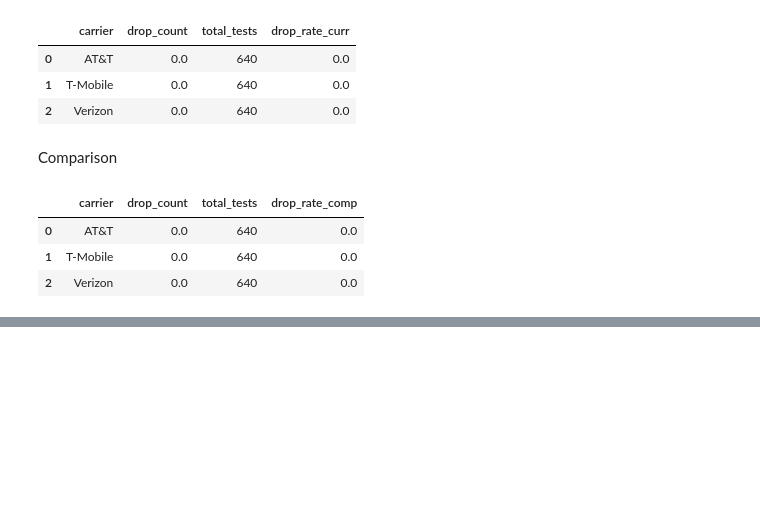
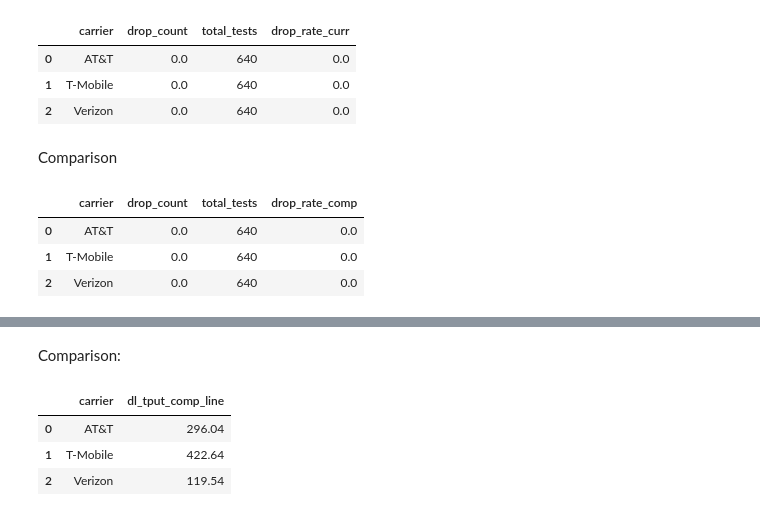
Before and after one commit to ookla-jennymassari/dq_reporting_test.py, a Jupyter notebook: dq_reporting_notebook.ipynb, the cells around one changed output, grey strips where cells are left out. Drawn from its saved outputs; the diff is of its cells as text; code cells hidden in the pictures; blank space fills up the shorter version.

```diff
--- a/dq_reporting_notebook.ipynb
+++ b/dq_reporting_notebook.ipynb
@@ -1166,0 +1268,18 @@ drop_all_comp.head()
+# %% [markdown]
+Comparison:
+# %%
+dl_tput_all_comp = (
+    filtered_dl_tput_comp
+    .groupby('carrier', as_index=False)['download_mbps']
+    .median()
+    .rename(columns={'download_mbps': 'dl_tput_comp_line'})
+)
+
+dl_tput_all_comp['dl_tput_comp_line'] = dl_tput_all_comp['dl_tput_comp_line'].round(2)
+
+dl_tput_all_comp.head()
+# %% [output]
+|  | carrier | dl_tput_comp_line |
+| 0 | AT&T | 296.04 |
+| 1 | T-Mobile | 422.64 |
+| 2 | Verizon | 119.54 |
```
Also changed, not shown: parts of 8 cells of this notebook.
